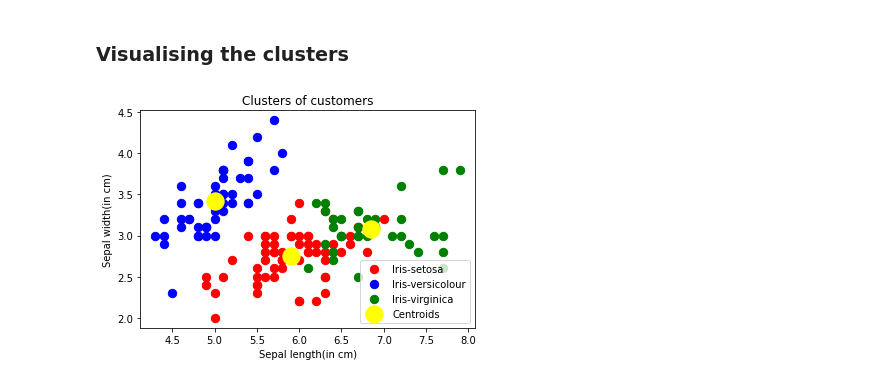
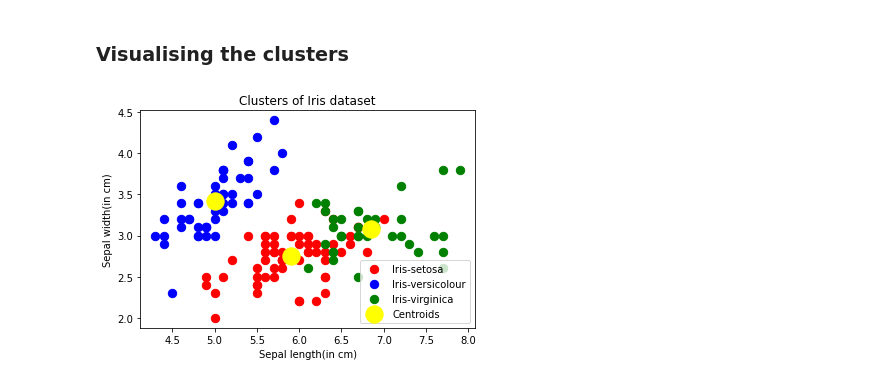
Before and after one commit to Sanjay71013/GRIP_SPARKS_FOUNDATION-INTERNSHIP_TASKS, a Jupyter notebook: Task_2.ipynb, the cells around one changed output. Cells and saved outputs as stored; diff of their text form; code cells hidden in the pictures.

```diff
--- a/Task_2.ipynb
+++ b/Task_2.ipynb
@@ -69,12 +69,12 @@ print(y_kmeans)
 # %%
 plt.scatter(X[y_kmeans == 0,0], X[y_kmeans == 0,1], s=70, c='red', label='Iris-setosa')
 plt.scatter(X[y_kmeans == 1,0], X[y_kmeans == 1,1], s=70, c='blue', label='Iris-versicolour')
 plt.scatter(X[y_kmeans == 2,0], X[y_kmeans == 2,1], s=70, c='green', label='Iris-virginica')
 plt.scatter(kmeans.cluster_centers_[:,0],kmeans.cluster_centers_[:,1], s=300, c='yellow', label='Centroids')
-plt.title('Clusters of customers')
+plt.title('Clusters of Iris dataset')
 plt.xlabel('Sepal length(in cm)')
 plt.ylabel('Sepal width(in cm)')
 plt.legend()
 plt.show()
 # %% [output]
-[figure, old version]
+[figure, new version]
```
